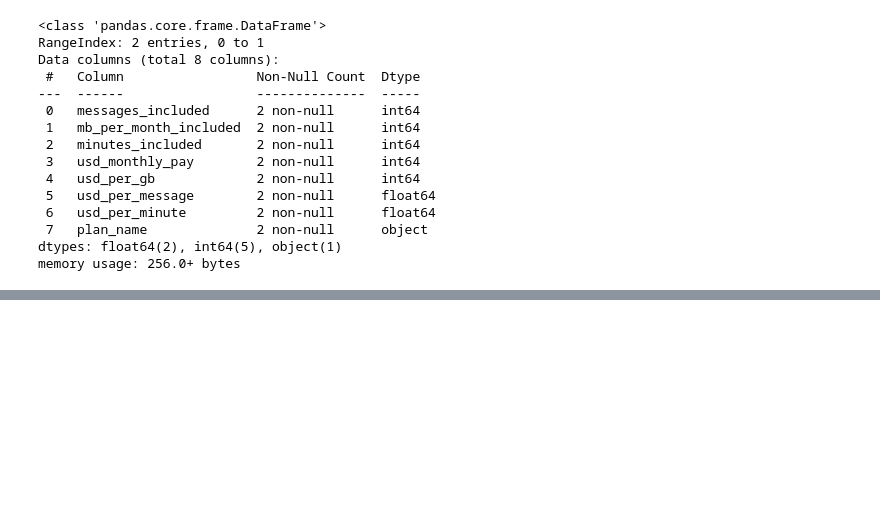
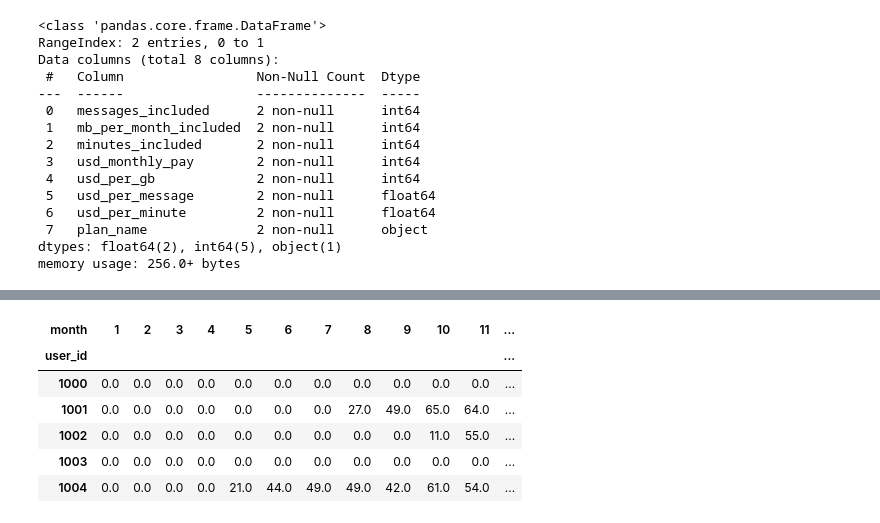
Before and after one commit to Alumasa/data_science_practicum, a Jupyter notebook: Statistical Data Analysis Project.ipynb, the cells around one changed output, grey strips where cells are left out. Saved outputs shown, nothing was run; the diff lists cells and outputs as text; code cells hidden in the pictures; blank space fills up the shorter version.

Commit message:
Data analysis calculations

```diff
--- a/Statistical Data Analysis Project.ipynb
+++ b/Statistical Data Analysis Project.ipynb
@@ -249,0 +246,4 @@ data_internet['mb_used'] = data_internet['mb_used'].fillna(value=0)
+# %%
+data_calls['call_date'] = pd.to_datetime(data_calls['call_date'], format='%Y-%m-%d')
+data_messages['message_date'] = pd.to_datetime(data_messages['message_date'], format='%Y-%m-%d')
+data_internet['session_date'] = pd.to_datetime(data_internet['session_date'], format='%Y-%m-%d')
@@ -249,0 +279,19 @@ data_internet['mb_used'] = data_internet['mb_used'].fillna(value=0)
+# %%
+data_calls['month'] = data_calls['call_date'].dt.month
+# %%
+data_calls['count'] = 1
+# %%
+calls_month = (data_calls
+               .pivot_table(index='user_id', values='count', columns='month', aggfunc='count')
+                .fillna(value=0)
+)
+# %%
+calls_month.head()
+# %% [output]
+| month | 1 | 2 | 3 | 4 | 5 | 6 | 7 | 8 | 9 | 10 | 11 | ... |
+| user_id |  |  |  |  |  |  |  |  |  |  |  | ... |
+| 1000 | 0.0 | 0.0 | 0.0 | 0.0 | 0.0 | 0.0 | 0.0 | 0.0 | 0.0 | 0.0 | 0.0 | ... |
+| 1001 | 0.0 | 0.0 | 0.0 | 0.0 | 0.0 | 0.0 | 0.0 | 27.0 | 49.0 | 65.0 | 64.0 | ... |
+| 1002 | 0.0 | 0.0 | 0.0 | 0.0 | 0.0 | 0.0 | 0.0 | 0.0 | 0.0 | 11.0 | 55.0 | ... |
+| 1003 | 0.0 | 0.0 | 0.0 | 0.0 | 0.0 | 0.0 | 0.0 | 0.0 | 0.0 | 0.0 | 0.0 | ... |
+| 1004 | 0.0 | 0.0 | 0.0 | 0.0 | 21.0 | 44.0 | 49.0 | 49.0 | 42.0 | 61.0 | 54.0 | ... |
```
Also changed, not shown: parts of 33 cells of this notebook.
